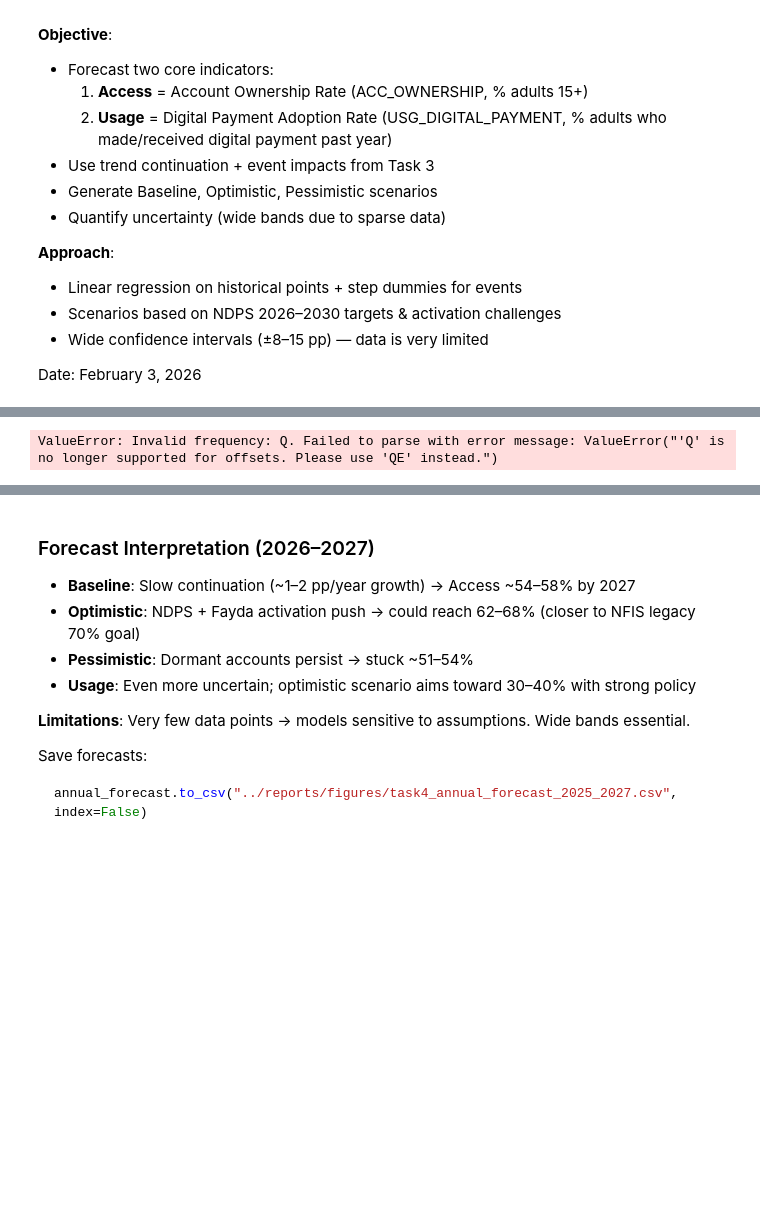
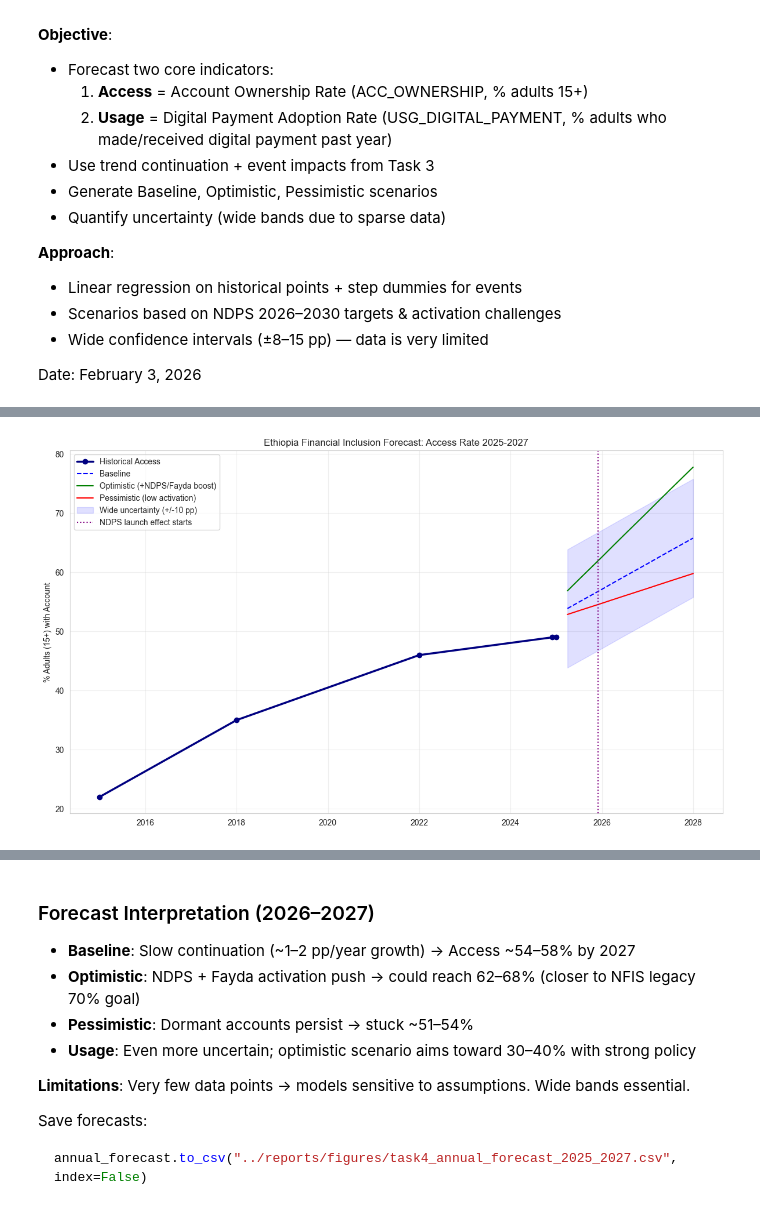
Before and after one commit to Samuel-0228/ethiopia-fi-forecast, a Jupyter notebook: notebooks/04_task4_forecasting.ipynb, the cells around one changed output, grey strips where cells are left out. Drawn from its saved outputs; the diff is of its cells as text; code cells hidden in the pictures; blank space fills up the shorter version.

```diff
--- a/notebooks/04_task4_forecasting.ipynb
+++ b/notebooks/04_task4_forecasting.ipynb
@@ -83,39 +113,48 @@ NameError: name 'access' is not defined
 # %%
-# Future years (quarterly for smoother viz, but annual report)
-future_years = pd.date_range(start='2025-01-01', end='2027-12-31', freq='QE-DEC')
-future_df = pd.DataFrame({'observation_date': future_years})
-future_df['year'] = future_df['observation_date'].dt.year + future_df['observation_date'].dt.quarter/4 - 0.125  # mid-quarter approx
+import matplotlib.pyplot as plt
+import pandas as pd
+from pathlib import Path
 
-# Dummies for future (assume events already "on" after 2025)
-for name in events:
-    future_df[f'dummy_{name}'] = 1  # all post-2025
+# Guard: required variables must already exist from earlier cells
+required = ["access", "future_df"]
+missing = [v for v in required if v not in globals()]
+if missing:
+    raise RuntimeError(
+        f"Missing variables: {missing}. Run the data-prep and forecasting cells first (Run All)."
+    )
 
-X_future = sm.add_constant(future_df[['year'] + [col for col in future_df if 'dummy_' in col]])
+plt.figure(figsize=(12, 7))
 
-# Baseline = model prediction
-future_df['baseline_access'] = model_access.predict(X_future)
+# Historical
+plt.plot(
+    access["observation_date"], access["access_pct"],
+    "o-", color="navy", label="Historical Access", linewidth=2.5
+)
 
-# Scenarios (adjust intercept or slope multipliers)
-future_df['optimistic_access'] = future_df['baseline_access'] + np.linspace(3, 12, len(future_df))   # + NDPS strong effect
-future_df['pessimistic_access'] = future_df['baseline_access'] - np.linspace(1, 6, len(future_df))   # activation stays low
+# Forecasts
+plt.plot(future_df["observation_date"], future_df["baseline_access"], "--", color="blue", label="Baseline")
+plt.plot(future_df["observation_date"], future_df["optimistic_access"], color="green", label="Optimistic (+NDPS/Fayda boost)")
+plt.plot(future_df["observation_date"], future_df["pessimistic_access"], color="red", label="Pessimistic (low activation)")
 
-# Rough usage forecast (less data → simpler linear + bigger jump from NDPS)
-if not usage.empty:
-    X_usage = sm.add_constant(usage[['year'] + [col for col in usage if 'dummy_' in col]])
-    model_usage = sm.OLS(usage['usage_pct'], X_usage).fit()
-    future_df['baseline_usage'] = model_usage.predict(X_future)
-    future_df['optimistic_usage'] = future_df['baseline_usage'] + np.linspace(4, 15, len(future_df))
-    future_df['pessimistic_usage'] = future_df['baseline_usage'] - np.linspace(2, 8, len(future_df))
-else:
-    # Fallback if no usage points: assume starting from 21% in 2024 + growth
-    future_df['baseline_usage']   = 21 + (future_df['year'] - 2024) * 3
-    future_df['optimistic_usage'] = future_df['baseline_usage'] + 5
-    future_df['pessimistic_usage']= future_df['baseline_usage'] - 3
+# Uncertainty band
+plt.fill_between(
+    future_df["observation_date"],
+    future_df["baseline_access"] - 10,
+    future_df["baseline_access"] + 10,
+    color="blue", alpha=0.12, label="Wide uncertainty (+/-10 pp)"
+)
 
-# Annual summary (end-of-year)
-annual_forecast = future_df[future_df['observation_date'].dt.month == 12].copy()
-annual_forecast['year_int'] = annual_forecast['observation_date'].dt.year
-print("Annual Forecast Summary:\n", annual_forecast[['year_int', 'baseline_access', 'optimistic_access', 'pessimistic_access']])
+plt.title("Ethiopia Financial Inclusion Forecast: Access Rate 2025-2027")
+plt.ylabel("% Adults (15+) with Account")
+plt.axvline(pd.to_datetime("2025-12-01"), color="purple", ls=":", label="NDPS launch effect starts")
+plt.legend(loc="upper left")
+plt.grid(True, alpha=0.3)
+plt.tight_layout()
+
+out = Path("../reports/figures")
+out.mkdir(parents=True, exist_ok=True)
+plt.savefig(out / "task4_access_forecast_scenarios.png", dpi=150)
+plt.show()
 # %% [output]
-ValueError: Invalid frequency: Q. Failed to parse with error message: ValueError("'Q' is no longer supported for offsets. Please use 'QE' instead.")
+[figure, added]
 # %%
```
Also changed, not shown: parts of 3 cells of this notebook.
